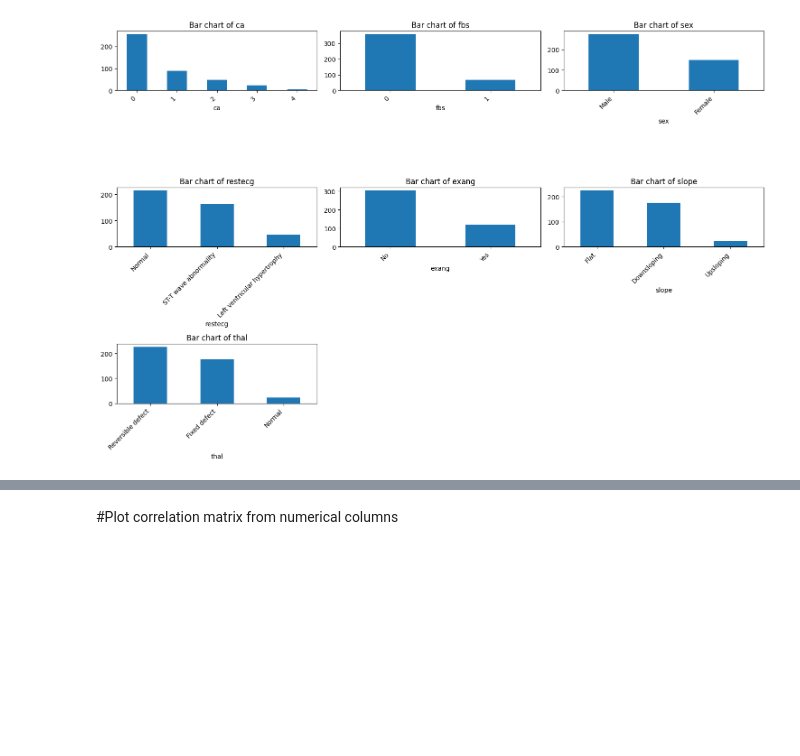
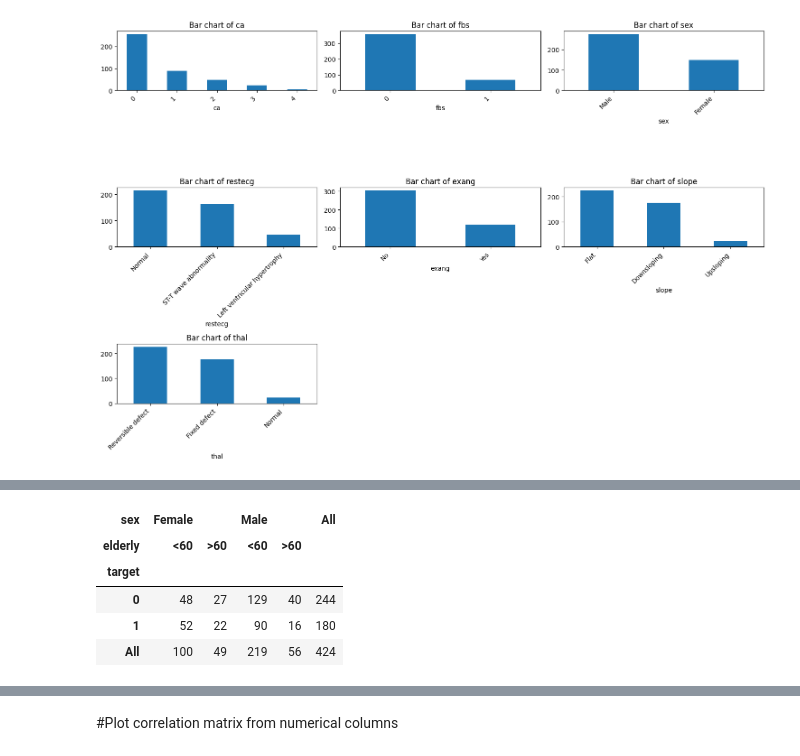
Before and after one commit to TomazFilgueira/UFRN-ML-2025-1, a Jupyter notebook: EDA.ipynb, the cells around one changed output, grey strips where cells are left out. Saved outputs shown, nothing was run; the diff lists cells and outputs as text; code cells hidden in the pictures; blank space fills up the shorter version.

```diff
--- a/EDA.ipynb
+++ b/EDA.ipynb
@@ -201,0 +230,10 @@ plt.show()
+# %%
+#cross tab
+pd.crosstab(df_reduced.target,[df_reduced.sex,df_reduced.elderly],margins=True)
+# %% [output]
+| sex | Female |  | Male |  | All |
+| elderly | <60 | >60 | <60 | >60 |  |
+| target |  |  |  |  |  |
+| 0 | 48 | 27 | 129 | 40 | 244 |
+| 1 | 52 | 22 | 90 | 16 | 180 |
+| All | 100 | 49 | 219 | 56 | 424 |
```
Also changed, not shown: parts of 7 cells of this notebook.
